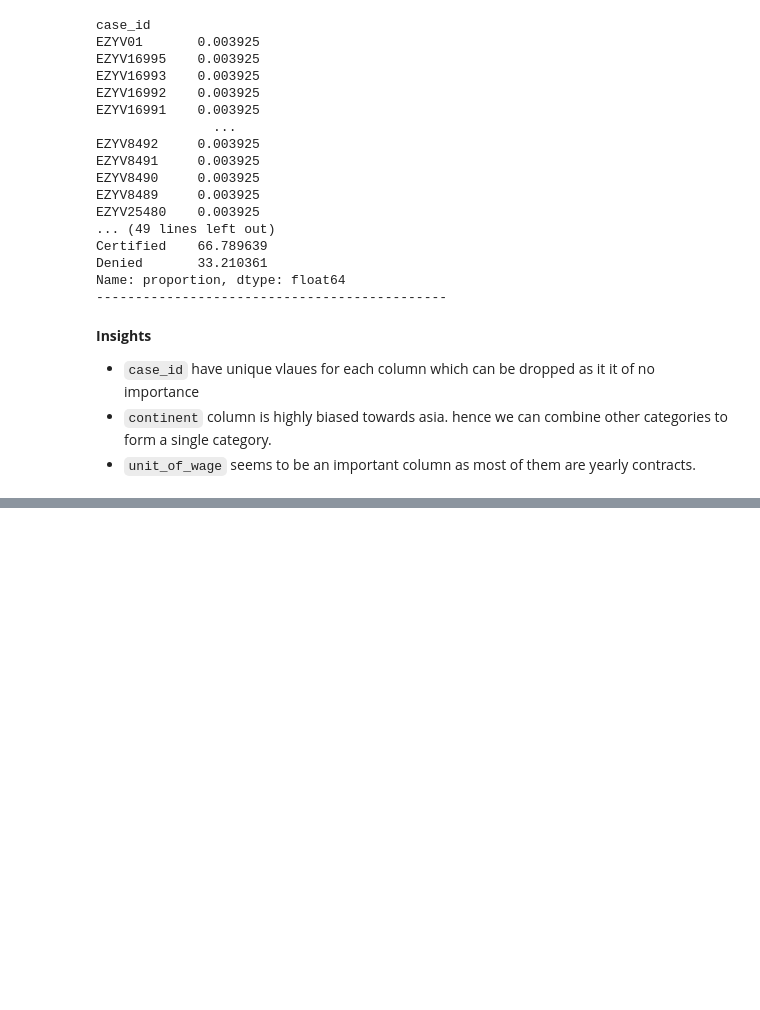
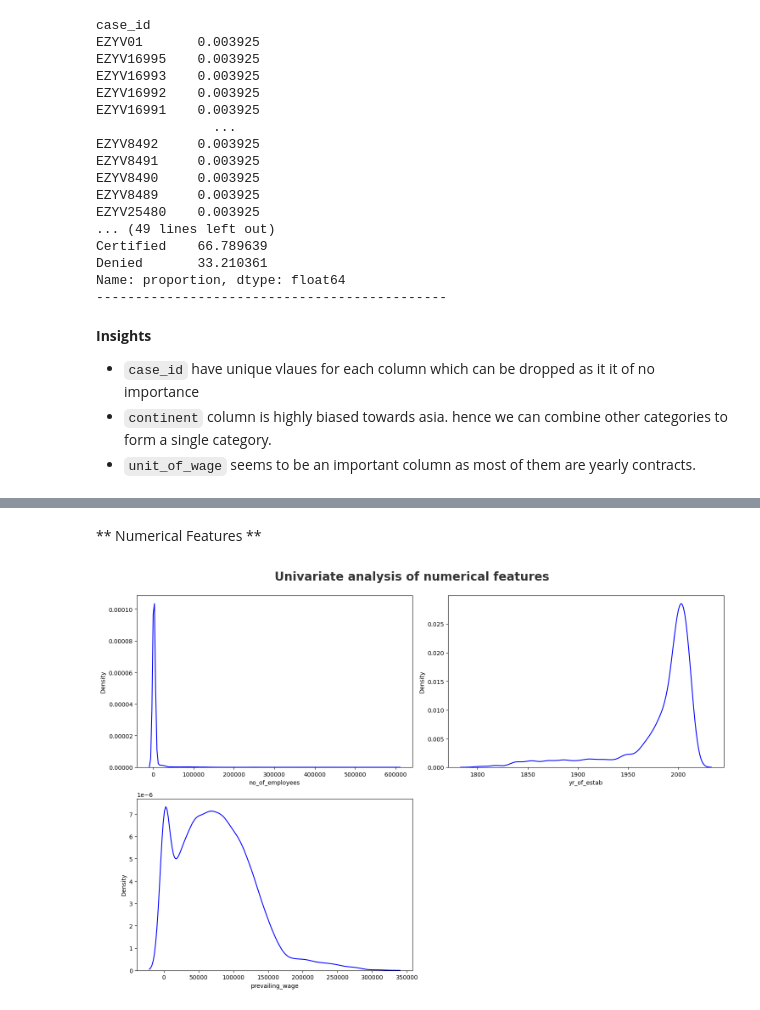
Before and after one commit to tamimystic/end-to-end-machine-learning-project-Visa-approval-prediction-, a Jupyter notebook: day3 agenda/EDA_US_visa.ipynb, the cells around one changed output, grey strips where cells are left out. Drawn from its saved outputs; the diff is of its cells as text; code cells hidden in the pictures; blank space fills up the shorter version.

Commit message:
apply univariate analysis on numerical feature, that means our predefine 3 numerical columns

```diff
--- a/day3 agenda/EDA_US_visa.ipynb
+++ b/day3 agenda/EDA_US_visa.ipynb
@@ -125,0 +133,12 @@ Name: proportion, dtype: float64
+# %% [markdown]
+** Numerical Features **
+# %%
+plt.figure(figsize=(15,10))
+plt.suptitle('Univariate analysis of numerical features', fontweight='bold', fontsize=20, alpha=0.8, y=1.)
+
+for i in range (0,len(numeric_features)):
+    plt.subplot(2,2,i+1)
+    sns.kdeplot(x=df[numeric_features[i]],color='blue')
+    plt.tight_layout()
+# %% [output]
+[figure, added]
```
Also changed, not shown: parts of 2 cells of this notebook.
